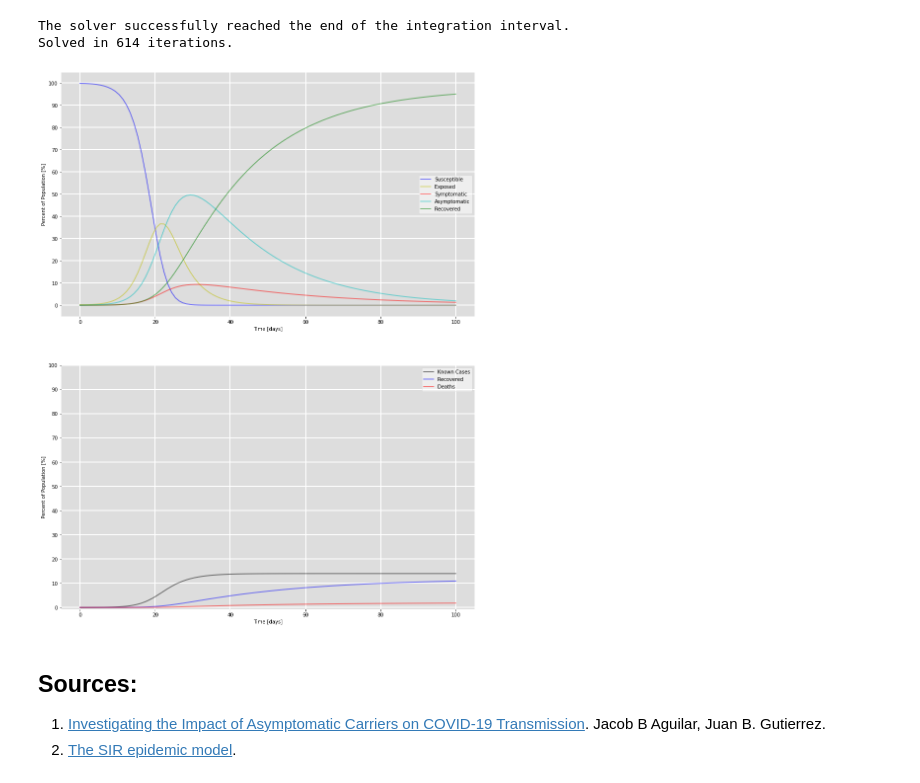
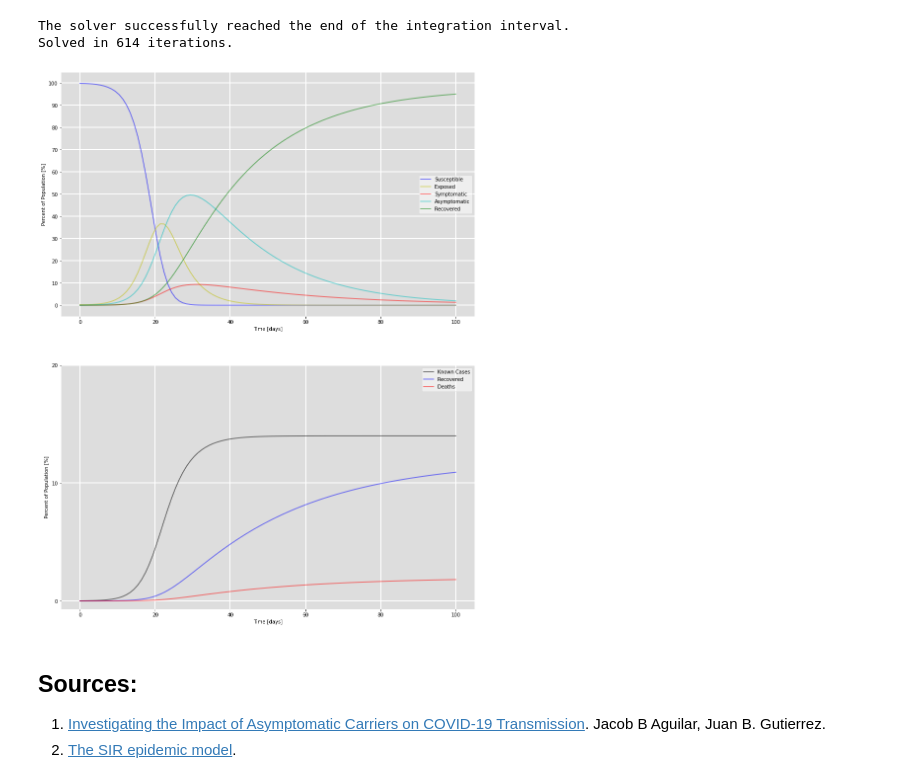
Before and after one commit to rmkraus/covid19, a Jupyter notebook: app/SEYAR_Simulation.ipynb, the cells around one changed output. Drawn from its saved outputs; the diff is of its cells as text; code cells hidden in the pictures.

```diff
--- a/app/SEYAR_Simulation.ipynb
+++ b/app/SEYAR_Simulation.ipynb
@@ -67,32 +67,32 @@ S, E, Y, A, R, Ytotal, Rtotal, Dtotal = solution.y
 fig = pyplot.figure(facecolor='w', figsize=(15,20))
 ax = fig.add_subplot(211, facecolor='#dddddd', axisbelow=True)
 ax.plot(t, S/N * 100, 'b', alpha=0.5, lw=2, label='Susceptible')
 ax.plot(t, E/N * 100, 'y', alpha=0.5, lw=2, label='Exposed')
 ax.plot(t, Y/N * 100, 'r', alpha=0.5, lw=2, label='Symptomatic')
 ax.plot(t, A/N * 100, 'c', alpha=0.5, lw=2, label='Asymptomatic')
 ax.plot(t, R/N * 100, 'g', alpha=0.5, lw=2, label='Recovered')
 ax.set_xlabel('Time [days]')
 ax.set_ylabel('Percent of Population [%]')
 ax.set_yticks(range(0, 101, 10))
 ax.grid(b=True, which='major', c='w', lw=2, ls='-')
 legend = ax.legend()
 legend.get_frame().set_alpha(0.5)
 for spine in ('top', 'right', 'bottom', 'left'):
     ax.spines[spine].set_visible(False)
 
 ax = fig.add_subplot(212, facecolor='#dddddd', axisbelow=True)
 ax.plot(t, Ytotal/N * 100, 'k', alpha=0.5, lw=2, label='Known Cases')
 ax.plot(t, Rtotal/N * 100, 'b', alpha=0.5, lw=2, label='Recovered')
 ax.plot(t, Dtotal/N * 100, 'r', alpha=0.5, lw=2, label='Deaths')
 ax.set_xlabel('Time [days]')
 ax.set_ylabel('Percent of Population [%]')
-ax.set_yticks(range(0, 101, 10))
+ax.set_yticks(range(0, 21, 10))
 ax.grid(b=True, which='major', c='w', lw=2, ls='-')
 legend = ax.legend()
 legend.get_frame().set_alpha(0.5)
 for spine in ('top', 'right', 'bottom', 'left'):
     ax.spines[spine].set_visible(False)
 
 pyplot.show()
 # %% [output]
-[figure, old version]
+[figure, new version]
```
Also changed, not shown: parts of 1 cell of this notebook.
